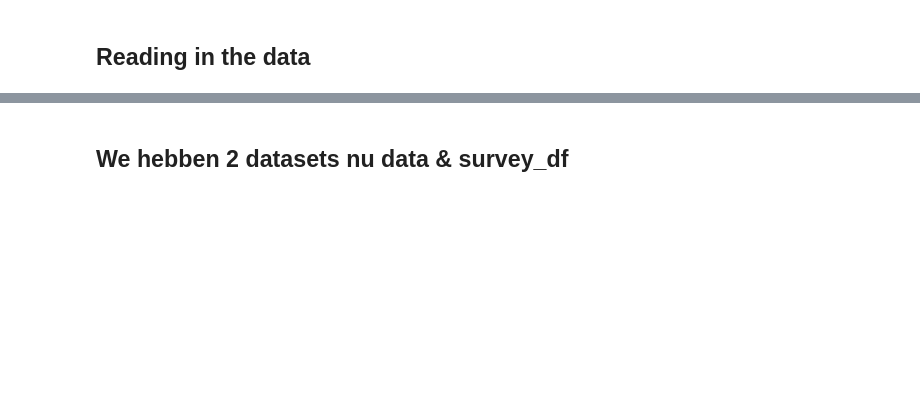
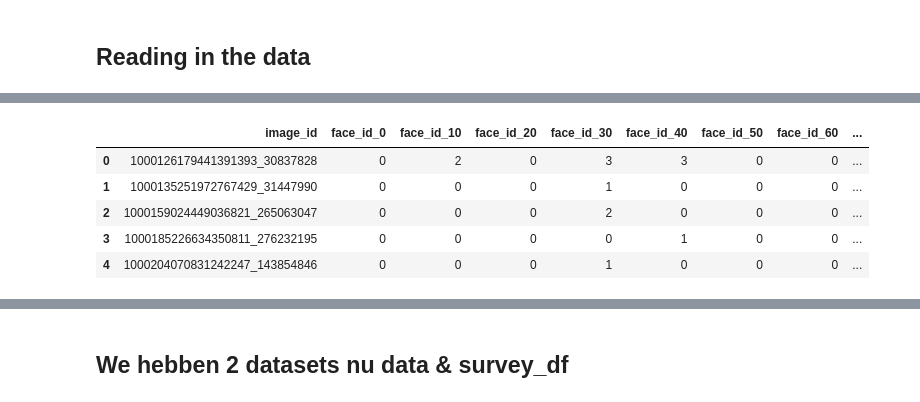
Before and after one commit to JeffreyBosman/FDScase2, a Jupyter notebook: Preprocessing_instagram_assignment.ipynb, the cells around one changed output, grey strips where cells are left out. Cells and saved outputs as stored; diff of their text form; code cells hidden in the pictures; blank space fills up the shorter version.

```diff
--- a/Preprocessing_instagram_assignment.ipynb
+++ b/Preprocessing_instagram_assignment.ipynb
@@ -17,0 +41,55 @@ survey_df = pd.read_pickle(r'survey.pickle') #feather.read_dataframe('data_scien
+# %%
+#####################################
+## FACE --> EMO
+#####################################
+df = face_df[['image_id','face_id','face_emo','emo_confidence']] ## selecting the emotion's
+emo_face =pd.pivot_table(df, index= ['image_id'],columns ='face_emo',values = 'emo_confidence').fillna(0) ## Gemiddelde emotie per foto
+emo_face = emo_face.reset_index()
+emo_face.head()
+
+
+#####################################
+## FACE --> PEOPLE en GENDER
+#####################################
+df_people_in_pic = face_df[['image_id','face_id']].drop_duplicates()
+df_aantal_people_in_pic = df_people_in_pic.groupby(['image_id']).count().reset_index()
+df_aantal_people_in_pic.columns = ['image_id', 'aantal_personen']
+df_aantal_people_in_pic
+df = face_df[['image_id','face_id','face_gender']].drop_duplicates()
+df = df[df['face_gender'] == 'Male']  ## Select only males
+df = df.groupby('image_id').count().reset_index()
+df.columns = ['image_id', 'aantal_mannen', 'mag_weg']
+df_aantal_mannen_in_pic = df[['image_id', 'aantal_mannen']]
+people = pd.merge(df_aantal_people_in_pic, df_aantal_mannen_in_pic, how='left', on='image_id').fillna(0)
+people['aantal_vrouwen'] = people.aantal_personen - people.aantal_mannen
+people['ratio_mannen']  = people.aantal_mannen / people.aantal_personen
+people['ratio_vrouwen']  = people.aantal_vrouwen / people.aantal_personen
+
+people.head()
+
+
+
+#####################################
+## FACE --> PEOPLE en GENDER
+#####################################
+df = face_df[['image_id','face_id','face_age_range_high','face_age_range_low']].drop_duplicates()
+df['gem_leeftijd'] = (df.face_age_range_high + df.face_age_range_low ) / 2
+df = df[['image_id','face_id','gem_leeftijd']]
+
+def roundup(x):
+    return str(int((x+5)/10)*10)
+
+df['nearest_decade_leeftijd'] = df.gem_leeftijd.apply(roundup)
+df = df[['image_id','face_id','nearest_decade_leeftijd']]
+leeftijd_mensen_in_foto = df.pivot_table(index='image_id', columns='nearest_decade_leeftijd', aggfunc=len, fill_value=0) ## Pivot count (looks like len)
+leeftijd_mensen_in_foto = leeftijd_mensen_in_foto.reset_index()
+leeftijd_mensen_in_foto.columns = ['_'.join(col) for col in leeftijd_mensen_in_foto.columns]
+leeftijd_mensen_in_foto.rename(columns={'image_id_': 'image_id'}, inplace=True)
+leeftijd_mensen_in_foto.head()
+# %% [output]
+|  | image_id | face_id_0 | face_id_10 | face_id_20 | face_id_30 | face_id_40 | face_id_50 | face_id_60 | ... |
+| 0 | 1000126179441391393_30837828 | 0 | 2 | 0 | 3 | 3 | 0 | 0 | ... |
+| 1 | 1000135251972767429_31447990 | 0 | 0 | 0 | 1 | 0 | 0 | 0 | ... |
+| 2 | 1000159024449036821_265063047 | 0 | 0 | 0 | 2 | 0 | 0 | 0 | ... |
+| 3 | 1000185226634350811_276232195 | 0 | 0 | 0 | 0 | 1 | 0 | 0 | ... |
+| 4 | 1000204070831242247_143854846 | 0 | 0 | 0 | 1 | 0 | 0 | 0 | ... |
```
Also changed, not shown: parts of 33 cells of this notebook.
